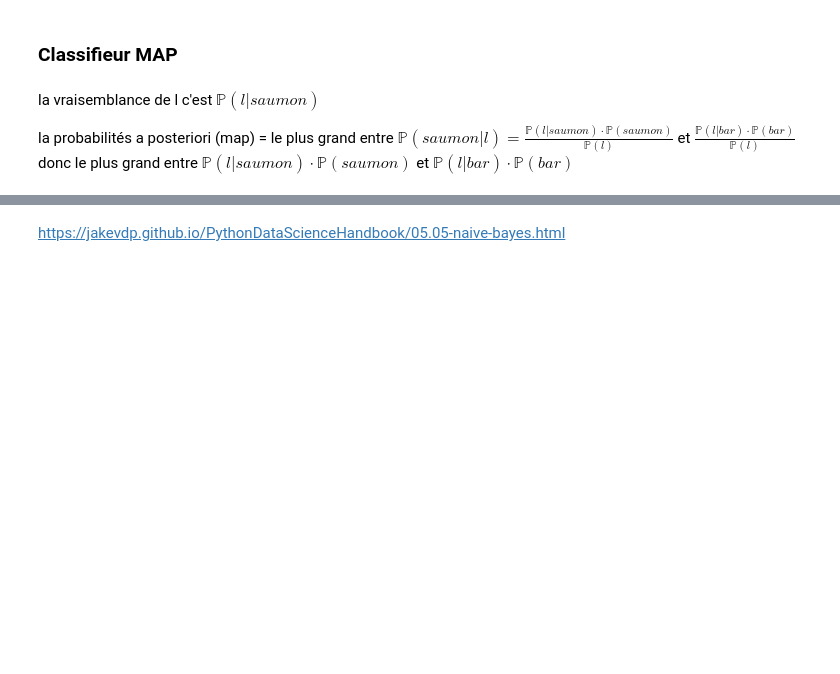
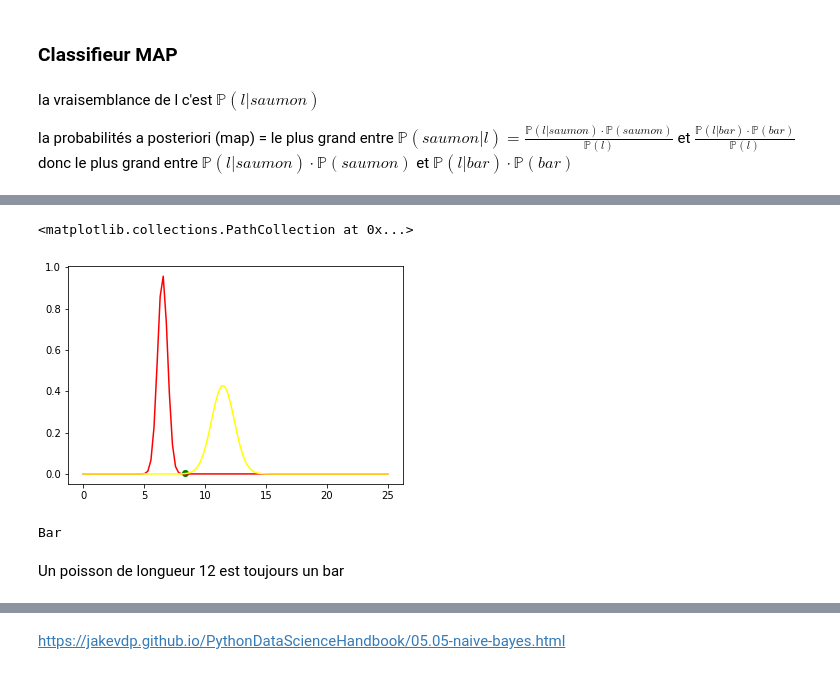
Before and after one commit to charles66820/CREMIfiles, a Jupyter notebook: acid/td/td05.ipynb, the cells around one changed output, grey strips where cells are left out. Cells and saved outputs as stored; diff of their text form; code cells hidden in the pictures; blank space fills up the shorter version.

```diff
--- a/acid/td/td05.ipynb
+++ b/acid/td/td05.ipynb
@@ -120,0 +138,7 @@ True
+# %%
+X = data[["width", "lightness"]]
+Y = data["species"]
+
+X_train, X_test, Y_train, Y_test = train_test_split(X, Y, test_size=0.2, random_state=1)
+print(len(X_train), str(len(X_train) * 100 / len(X)) + "%")
+print(len(X_test), str(len(X_test) * 100 / len(X)) + "%")
@@ -120,0 +150,15 @@ True
+# %%
+# mean is average in statistics (la moyenne)
+meanSaumon = np.mean(X_train[Y_train == 0])
+meanBar = np.mean(X_train[Y_train == 1])
+
+# l'écart type = standard deviation, the variance : a measure of the spread of a distribution, of the array elements.
+stdSaumon = np.std(X_train[Y_train == 0], 0)
+stdBar = np.std(X_train[Y_train == 1], 0)
+
+print(meanSaumon, meanBar, stdSaumon, stdBar)
+meanSaumon = np.mean(meanSaumon)
+meanBar = np.mean(meanBar)
+stdSaumon = np.std(stdSaumon)
+stdBar = np.std(stdBar)
+print(meanSaumon, meanBar, stdSaumon, stdBar)
@@ -120,0 +176,27 @@ True
+# %%
+%matplotlib inline
+import matplotlib.pyplot as plt
+
+x = np.linspace(0, 25, 100)
+
+yn = norm.pdf(x, meanSaumon, stdSaumon)
+plt.plot(x, yn, c="red")
+
+yn = norm.pdf(x, meanBar, stdBar)
+plt.plot(x, yn, c="yellow")
+
+plt.scatter(8.35, norm.pdf(8.7, meanBar, stdBar), c="green")
+# %% [output]
+<matplotlib.collections.PathCollection at 0x...>
+[figure, added]
+# %%
+
+width = 12
+if norm.pdf(width, meanSaumon, stdSaumon) > norm.pdf(width, meanBar, stdBar) :
+  print("Saumon")
+else:
+  print("Bar")
+# %% [output]
+Bar
+# %% [markdown]
+Un poisson de longueur 12 est toujours un bar
```
Also changed, not shown: parts of 16 cells of this notebook.
